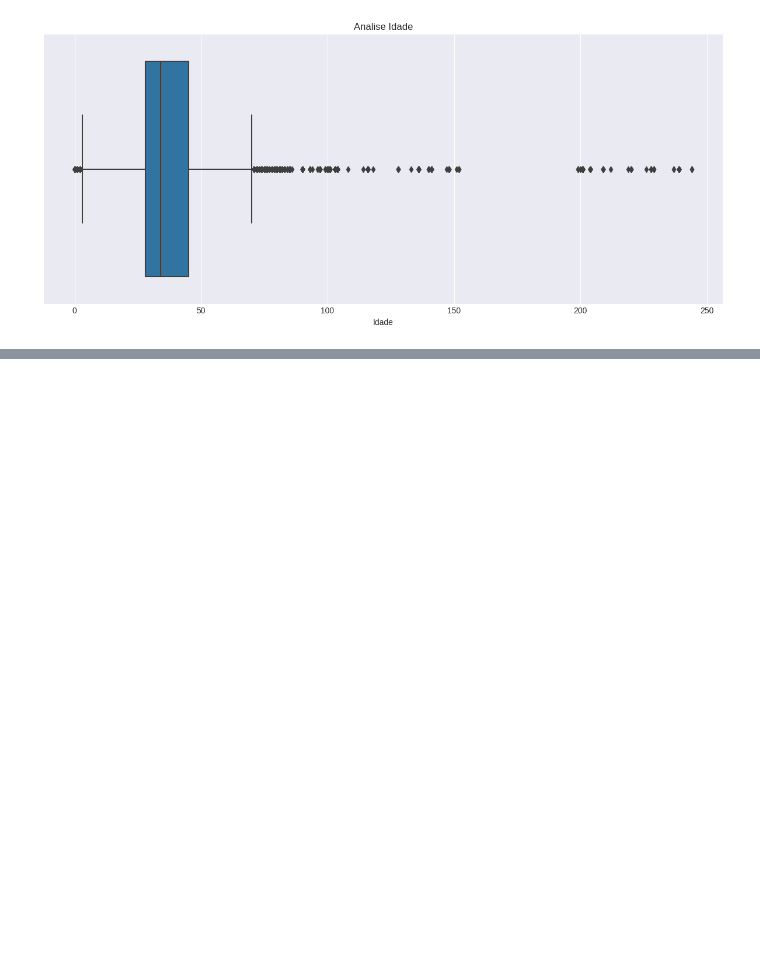
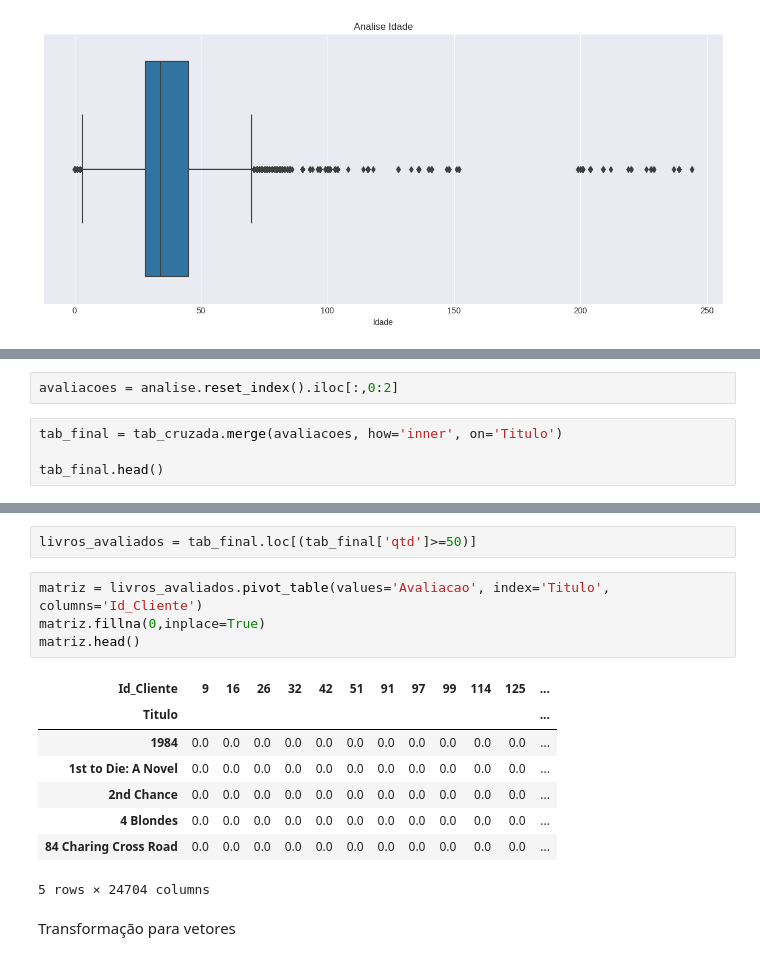
Before and after one commit to drdssouza/Curso---Machine-Learning-Sistema-de-Recomenda-o-com-python, a Jupyter notebook: Machine_Learning_Sistema_de_Recomendação_com_python.ipynb, the cells around one changed output, grey strips where cells are left out. Saved outputs shown, nothing was run; the diff lists cells and outputs as text; blank space fills up the shorter version.

Commit message:
Inserção do Machine Learning para a recomendação de livros

```diff
--- a/Machine_Learning_Sistema_de_Recomendação_com_python.ipynb
+++ b/Machine_Learning_Sistema_de_Recomendação_com_python.ipynb
@@ -373,0 +376,6 @@ sns.boxplot(data=tab_cruzada,x='Idade');
+# %%
+avaliacoes = analise.reset_index().iloc[:,0:2]
+# %%
+tab_final = tab_cruzada.merge(avaliacoes, how='inner', on='Titulo')
+
+tab_final.head()
@@ -373,0 +389,17 @@ sns.boxplot(data=tab_cruzada,x='Idade');
+# %%
+livros_avaliados = tab_final.loc[(tab_final['qtd']>=50)]
+# %%
+matriz = livros_avaliados.pivot_table(values='Avaliacao', index='Titulo', columns='Id_Cliente')
+matriz.fillna(0,inplace=True)
+matriz.head()
+# %% [output]
+| Id_Cliente | 9 | 16 | 26 | 32 | 42 | 51 | 91 | 97 | 99 | 114 | 125 | ... |
+| Titulo |  |  |  |  |  |  |  |  |  |  |  | ... |
+| 1984 | 0.0 | 0.0 | 0.0 | 0.0 | 0.0 | 0.0 | 0.0 | 0.0 | 0.0 | 0.0 | 0.0 | ... |
+| 1st to Die: A Novel | 0.0 | 0.0 | 0.0 | 0.0 | 0.0 | 0.0 | 0.0 | 0.0 | 0.0 | 0.0 | 0.0 | ... |
+| 2nd Chance | 0.0 | 0.0 | 0.0 | 0.0 | 0.0 | 0.0 | 0.0 | 0.0 | 0.0 | 0.0 | 0.0 | ... |
+| 4 Blondes | 0.0 | 0.0 | 0.0 | 0.0 | 0.0 | 0.0 | 0.0 | 0.0 | 0.0 | 0.0 | 0.0 | ... |
+| 84 Charing Cross Road | 0.0 | 0.0 | 0.0 | 0.0 | 0.0 | 0.0 | 0.0 | 0.0 | 0.0 | 0.0 | 0.0 | ... |
+5 rows × 24704 columns
+# %% [markdown]
+Transformação para vetores
```
Also changed, not shown: parts of 10 cells of this notebook.
